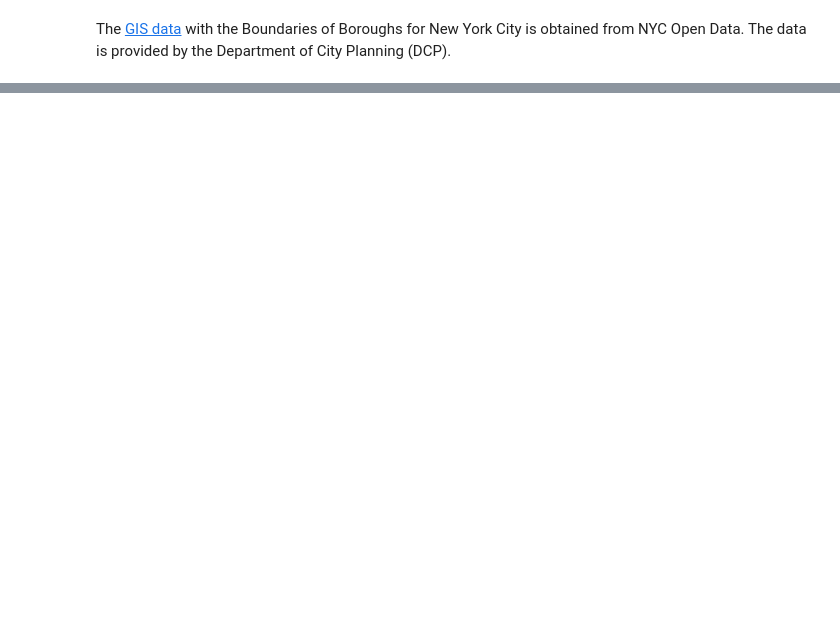
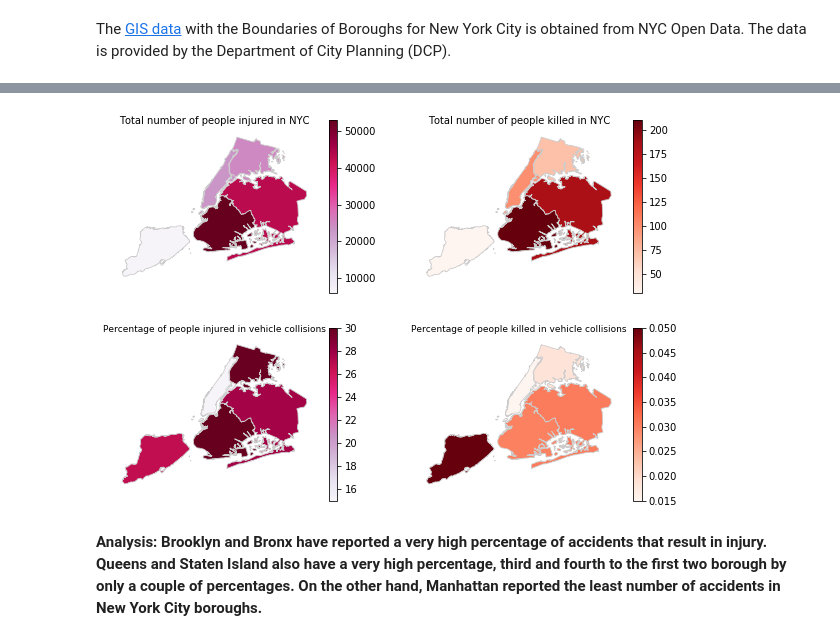
Before and after one commit to skhiearth/NYC-Motor-Vehicle-Collisions, a Jupyter notebook: NYC-Motor-Vehicle-Collisions.ipynb, the cells around one changed output, grey strips where cells are left out. Cells and saved outputs as stored; diff of their text form; code cells hidden in the pictures; blank space fills up the shorter version.

```diff
--- a/NYC-Motor-Vehicle-Collisions.ipynb
+++ b/NYC-Motor-Vehicle-Collisions.ipynb
@@ -98,0 +117,14 @@ fig.savefig('plots/borough_wise_accidents.png', dpi=300)
+# %%
+injuries_and_fatalities = raw_data.groupby(['BOROUGH'])\
+['NUMBER OF PERSONS KILLED', 'NUMBER OF PERSONS INJURED'].agg('sum').reset_index()
+
+injuries_and_fatalities['Total Accidents'] = raw_data.groupby(['BOROUGH']).size().\
+reset_index(name='NoOfAccidents').NoOfAccidents
+
+# Injuries and Fatalities as Percentages
+injuries_and_fatalities['Injury%'] = round((injuries_and_fatalities['NUMBER OF PERSONS INJURED']\
+/ injuries_and_fatalities['Total Accidents'] * 100), 1)
+injuries_and_fatalities['Fatality%'] = round((injuries_and_fatalities['NUMBER OF PERSONS KILLED']\
+/ injuries_and_fatalities['Total Accidents'] * 100), 3)
+
+injuries_and_fatalities.head()
@@ -98,0 +138,44 @@ fig.savefig('plots/borough_wise_accidents.png', dpi=300)
+# %%
+# Dropping redudant column and merging with ShapeFile
+injuries_and_fatalities.drop('Total Accidents', axis = 1, inplace = True)
+injuries_and_fatalities = borough_geo.set_index('boro_name').join(injuries_and_fatalities.set_index('BOROUGH'))
+# %%
+# Create figure and axes for Matplotlib
+fig, ((ax1, ax2), (ax3, ax4)) = plt.subplots(nrows=2, ncols=2, sharex=True, sharey=True, figsize=(10, 7))
+
+# Drawing the maps
+injuries_and_fatalities.plot(column = 'NUMBER OF PERSONS INJURED', cmap = 'PuRd', linewidth = 0.8,
+                      ax = ax1, edgecolor = '0.8')
+injuries_and_fatalities.plot(column = 'NUMBER OF PERSONS KILLED', cmap = 'Reds', linewidth = 0.8,
+                      ax = ax2, edgecolor = '0.8')
+injuries_and_fatalities.plot(column = 'Injury%', cmap = 'PuRd', linewidth = 0.8,
+                      ax = ax3, edgecolor = '0.8')
+injuries_and_fatalities.plot(column = 'Fatality%', cmap = 'Reds', linewidth = 0.8,
+                      ax = ax4, edgecolor = '0.8')
+
+# Map customizations
+ax1.axis('off'); ax2.axis('off'); ax3.axis('off'); ax4.axis('off')
+ax1.set_title('Total number of people injured in NYC', size = 10)
+ax2.set_title('Total number of people killed in NYC', size = 10)
+ax3.set_title('Percentage of people injured in vehicle collisions', size = 9)
+ax4.set_title('Percentage of people killed in vehicle collisions', size = 9)
+
+# Adding color bar legends to the maps
+sm = plt.cm.ScalarMappable(cmap = 'PuRd', norm = plt.Normalize(vmin = 5800, vmax = 53000))
+cbar = fig.colorbar(sm, ax = ax1)
+
+sm = plt.cm.ScalarMappable(cmap = 'Reds', norm = plt.Normalize(vmin = 30, vmax = 210))
+cbar = fig.colorbar(sm, ax = ax2)
+
+sm = plt.cm.ScalarMappable(cmap = 'PuRd', norm = plt.Normalize(vmin = 15, vmax = 30))
+cbar = fig.colorbar(sm, ax = ax3)
+
+sm = plt.cm.ScalarMappable(cmap = 'Reds', norm = plt.Normalize(vmin = 0.05, vmax = 0.015))
+cbar = fig.colorbar(sm, ax = ax4)
+
+# Export map
+fig.savefig('plots/borough_wise_injury_percentage.png', dpi=500)
+# %% [output]
+[figure, added]
+# %% [markdown]
+**Analysis: Brooklyn and Bronx have reported a very high percentage of accidents that result in injury. Queens and Staten Island also have a very high percentage, third and fourth to the first two borough by only a couple of percentages. On the other hand, Manhattan reported the least number of accidents in New York City boroughs.**
```
Also changed, not shown: parts of 6 cells of this notebook.
